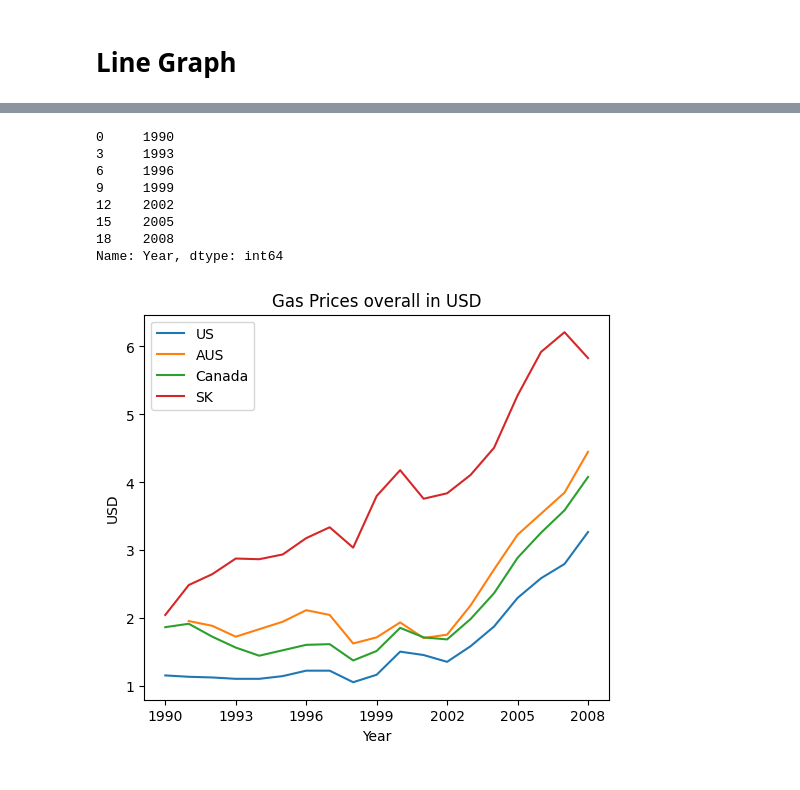
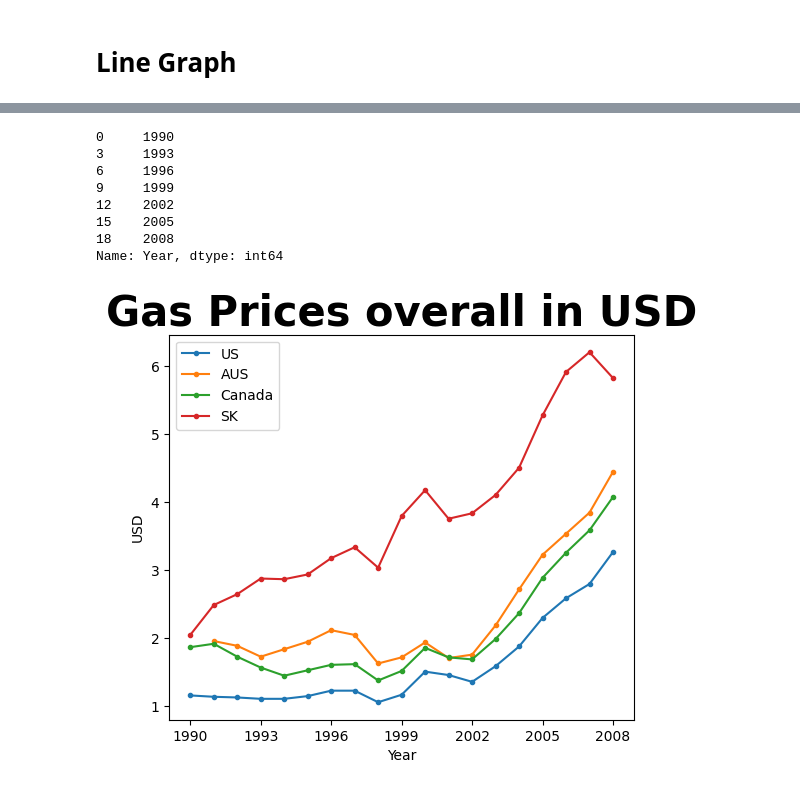
Before and after one commit to QuantamDev/Matplotlib, a Jupyter notebook: Real_World_ex.ipynb, the cells around one changed output, grey strips where cells are left out. Drawn from its saved outputs; the diff is of its cells as text; code cells hidden in the pictures.

```diff
--- a/Real_World_ex.ipynb
+++ b/Real_World_ex.ipynb
@@ -11,33 +28,34 @@ import matplotlib.pyplot as plt
 # %%
 gas=pd.read_csv('gas_prices.csv')
 
 plt.figure(figsize=(6,5))
 
-plt.title('Gas Prices overall in USD')
+plt.title('Gas Prices overall in USD',fontdict={'fontweight':'bold','fontsize':30})
 
 plt.xlabel('Year')
 
 plt.ylabel('USD')
 
-plt.plot(gas.Year,gas.USA,label='US')
-plt.plot(gas.Year,gas.Australia,label='AUS')
-plt.plot(gas.Year,gas.Canada,label = 'Canada')
-plt.plot(gas.Year,gas['South Korea'],label='SK')
+plt.plot(gas.Year,gas.USA,label='US',marker='.')
+plt.plot(gas.Year,gas.Australia,label='AUS',marker='.')
+plt.plot(gas.Year,gas.Canada,label = 'Canada',marker='.')
+plt.plot(gas.Year,gas['South Korea'],label='SK',marker='.')
+# plt.plot(gas.Year,gas.Italy,marker='.')
 
 print(gas.Year[::3])
 
 plt.xticks(gas.Year[::3])
 
 plt.legend()
 
 plt.show()
 # %% [output]
 0     1990
 3     1993
 6     1996
 9     1999
 12    2002
 15    2005
 18    2008
 Name: Year, dtype: int64
-[figure, old version]
+[figure, new version]
```
Also changed, not shown: parts of 1 cell of this notebook.
